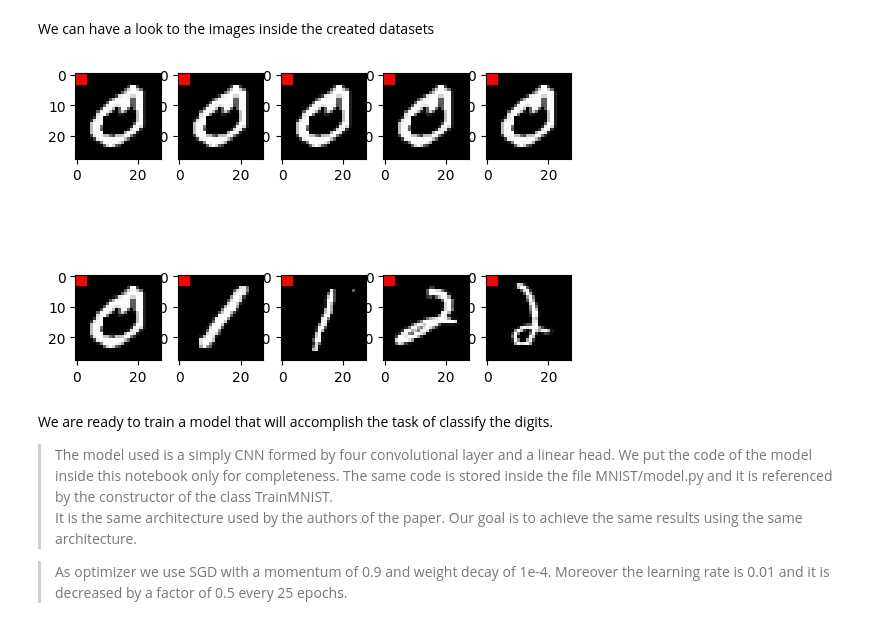
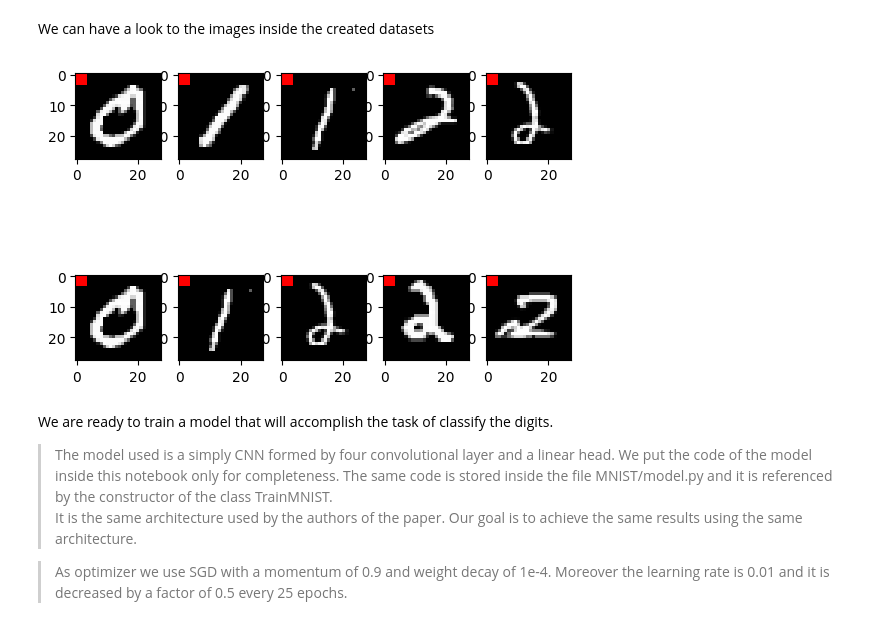
Before and after one commit to Giordano-Cicchetti/MaskTune_NN, a Jupyter notebook: MNIST/mnist.ipynb, the cells around one changed output. Drawn from its saved outputs; the diff is of its cells as text; code cells hidden in the pictures.

Commit message:
update_mnist_notebook

```diff
--- a/MNIST/mnist_preprocess.ipynb
+++ b/MNIST/mnist.ipynb
@@ -72,10 +72,10 @@ We can have a look to the images inside the created datasets
 # %%
 fig, axs = plt.subplots(2, 5)
 for i in range(2):
     for j in range(5):
-        axs[i,j].imshow(Train_Mnist.train_dataset[i*j*800][0].transpose(0,1).transpose(1,2))
+        axs[i,j].imshow(Train_Mnist.train_dataset[(i+1)*j*800][0].transpose(0,1).transpose(1,2))
 # %% [output]
-[figure, old version]
+[figure, new version]
 # %% [markdown]
 We are ready to train a model that will accomplish the task of classify the digits.
 >The model used is a simply CNN formed by four convolutional layer and a linear head.
```
Also changed, not shown: parts of 3 cells of this notebook, 1 other file.
